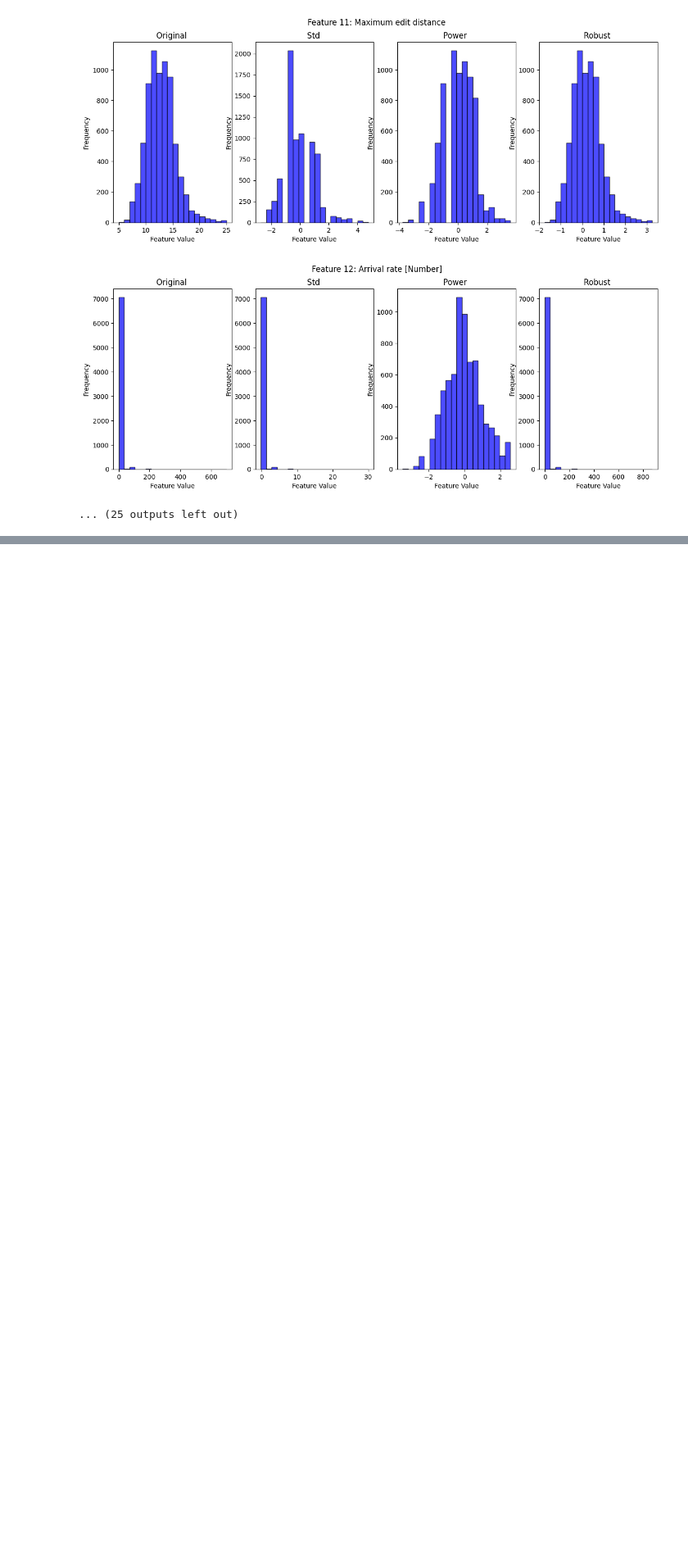
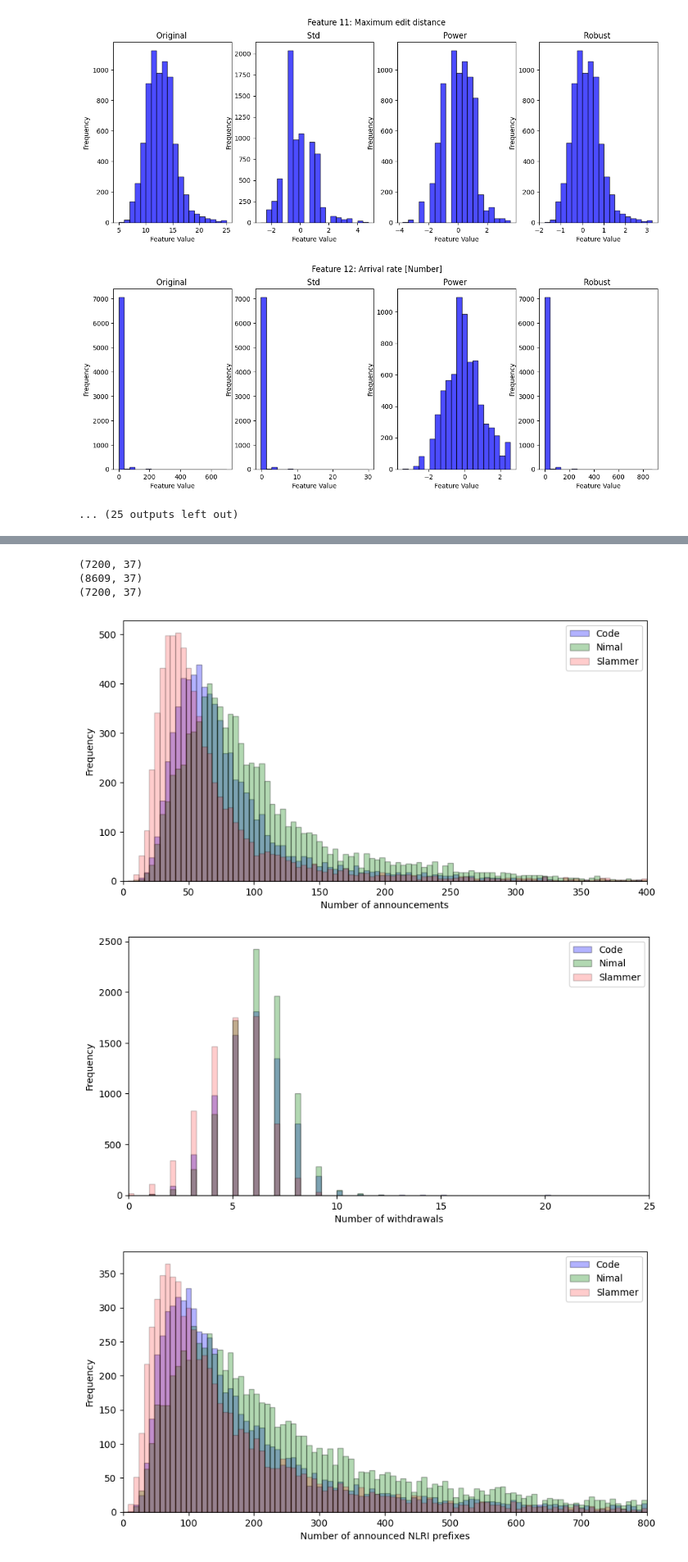
Before and after one commit to biganiseed/CyberDefense, a Jupyter notebook: xpr_feature_analysis.ipynb, the cells around one changed output, grey strips where cells are left out. Shown at 82% size. Saved outputs shown, nothing was run; the diff lists cells and outputs as text; code cells hidden in the pictures; blank space fills up the shorter version.

Commit message:
update feature analysis, add comaprison among the datasets and abnormal and normal

```diff
--- a/xpr_feature_analysis.ipynb
+++ b/xpr_feature_analysis.ipynb
@@ -93,0 +100,24 @@ compareFeatureBaseScalers(X)
+# %%
+#compare dataset0, dataset1, dataset2
+
+def getPositiveCount( y ):
+    count = y[y == 1].shape[0]
+    return count
+
+
+X,y = getFeatures( datasets["Code_Red_I"])
+# fig, ax = plt.subplots(1,1,figsize = (10, 5 ))
+Xp, yp = norm( X, None , "Power")
+
+X2,y2 = getFeatures( datasets["Nimda"])
+Xp2, yp2 = norm( X, None , "Power")
+
+X3,y3 = getFeatures( datasets["Slammer"])
+Xp3, yp3 = norm( X, None , "Power")
+
+xlimit = [300,20,800,400,20, 1000, 1000]
+
+print(X.shape, X2.shape, X3.shape)
+print("Code:", getPositiveCount(y))
+print("Nimda:", getPositiveCount(y2))
+print("Slammer:", getPositiveCount(y3))
@@ -93,0 +302,19 @@ compareFeatureBaseScalers(X)
+# %%
+X,y = preprocess( dataset0)
+
+X1,y1 = preprocess( dataset1)
+
+X2,y2 = preprocess( dataset2 )
+
+print( X.shape)
+print(X1.shape)
+print(X2.shape)
+
+compare_features( X, X1, X2, 5, xlimit = [400, 25, 800,200,10], legend_name=["Code","Nimal","Slammer"])
+# %% [output]
+(7200, 37)
+(8609, 37)
+(7200, 37)
+[figure, added]
+[figure, added]
+[figure, added]
```
Also changed, not shown: parts of 17 cells of this notebook, 1 other file.
